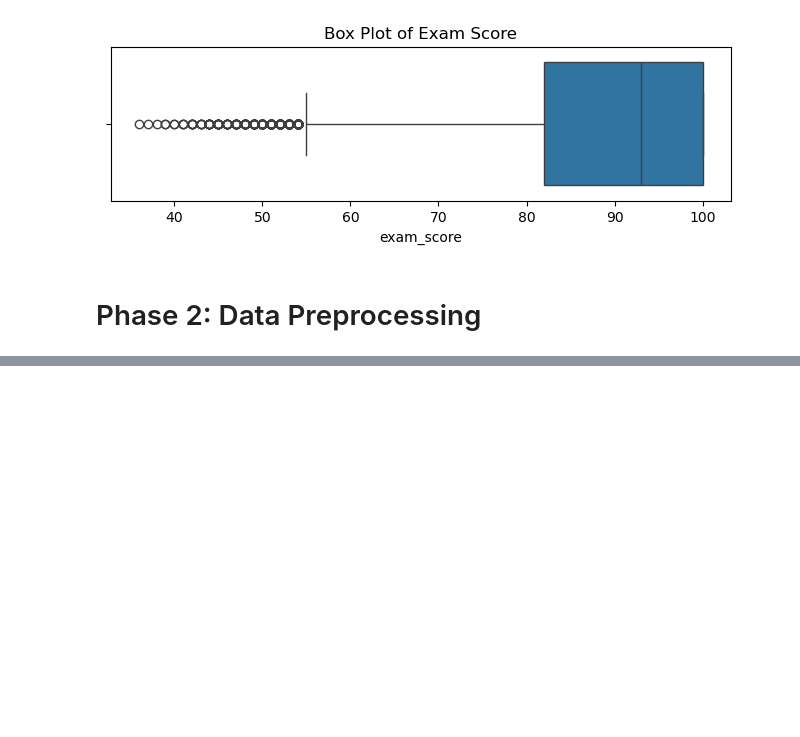
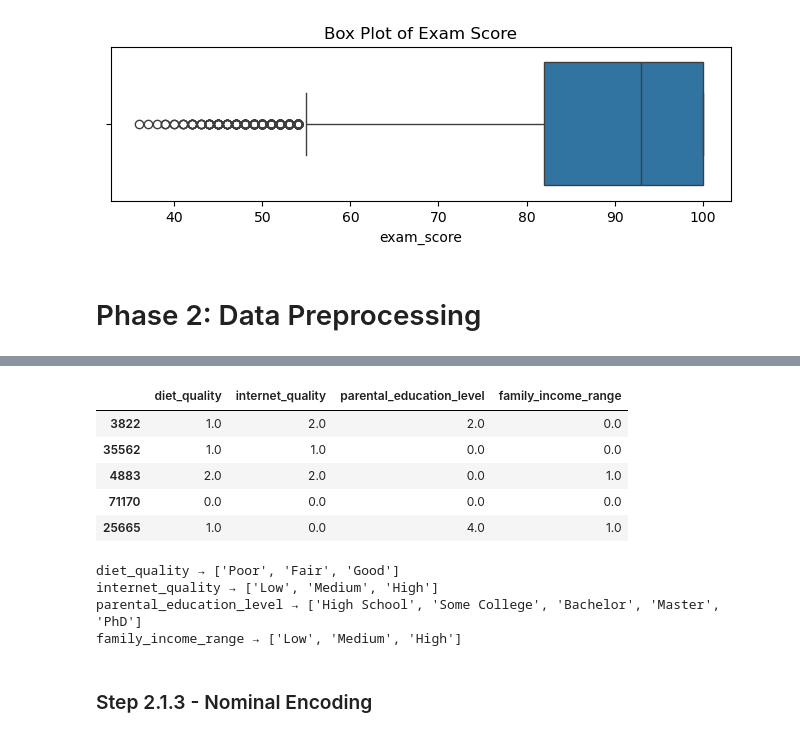
Before and after one commit to Hammad-1105/student-performance-ml-dl, a Jupyter notebook: notebooks/main.ipynb, the cells around one changed output, grey strips where cells are left out. Saved outputs shown, nothing was run; the diff lists cells and outputs as text; code cells hidden in the pictures; blank space fills up the shorter version.

```diff
--- a/notebooks/main.ipynb
+++ b/notebooks/main.ipynb
@@ -305,0 +369,12 @@ plt.show()
+# %%
+from sklearn.preprocessing import OrdinalEncoder
+
+# Define the correct category order for each ordinal column
+categories_order = [
+    ['Poor', 'Fair', 'Good'],  # diet_quality → Poor < Fair < Good
+    ['Low', 'Medium', 'High'],  # internet_quality → Low < Medium < High
+    ['High School', 'Some College', 'Bachelor', 'Master', 'PhD'],  # parental_education_level
+    ['Low', 'Medium', 'High']  # family_income_range
+]
+
+ordinal_encoder = OrdinalEncoder(categories=categories_order)
@@ -305,0 +391,23 @@ plt.show()
+# %%
+cat_ordinal_df = ordinal_encoder.fit_transform(cat_ordinal_df)
+# %%
+cat_ordinal_df = pd.DataFrame(cat_ordinal_df, columns=cat_ordinal, index=cat_train[cat_ordinal].index)
+# %%
+cat_ordinal_df.head()
+# %% [output]
+|  | diet_quality | internet_quality | parental_education_level | family_income_range |
+| 3822 | 1.0 | 2.0 | 2.0 | 0.0 |
+| 35562 | 1.0 | 1.0 | 0.0 | 0.0 |
+| 4883 | 2.0 | 2.0 | 0.0 | 1.0 |
+| 71170 | 0.0 | 0.0 | 0.0 | 0.0 |
+| 25665 | 1.0 | 0.0 | 4.0 | 1.0 |
+# %%
+for col_name, cats in zip(cat_ordinal, ordinal_encoder.categories_):
+    print(f"{col_name} → {list(cats)}")
+# %% [output]
+diet_quality → ['Poor', 'Fair', 'Good']
+internet_quality → ['Low', 'Medium', 'High']
+parental_education_level → ['High School', 'Some College', 'Bachelor', 'Master', 'PhD']
+family_income_range → ['Low', 'Medium', 'High']
+# %% [markdown]
+### Step 2.1.3 - Nominal Encoding
```
Also changed, not shown: parts of 16 cells of this notebook.
